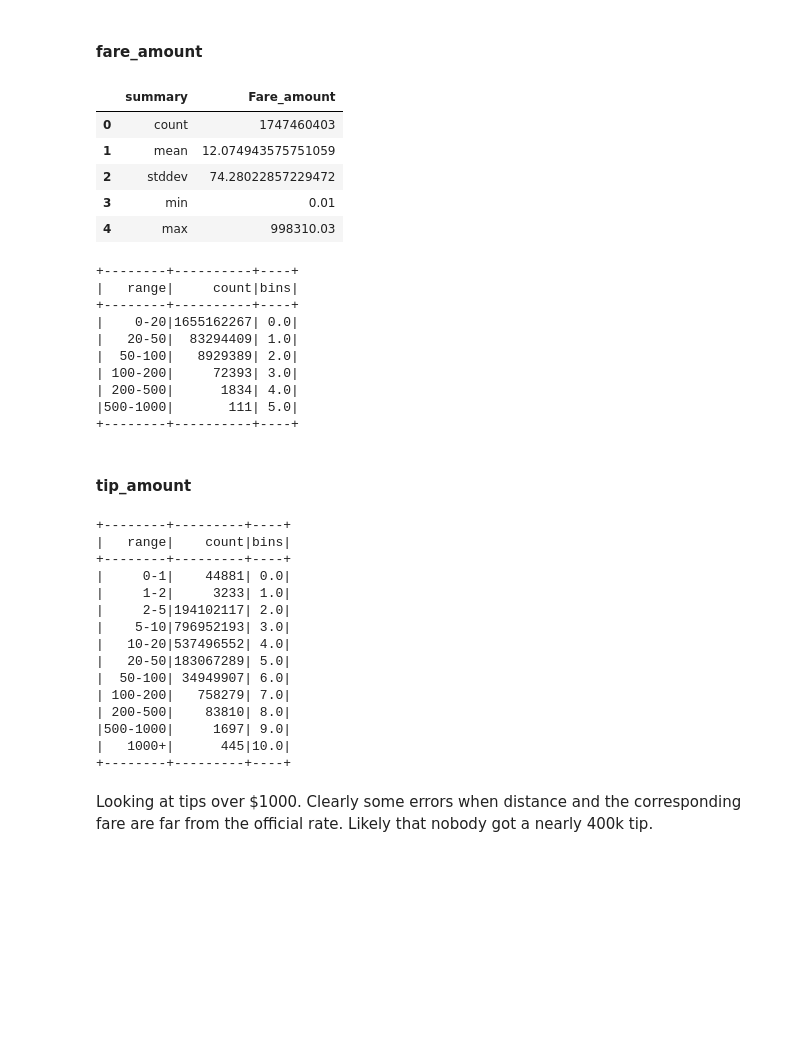
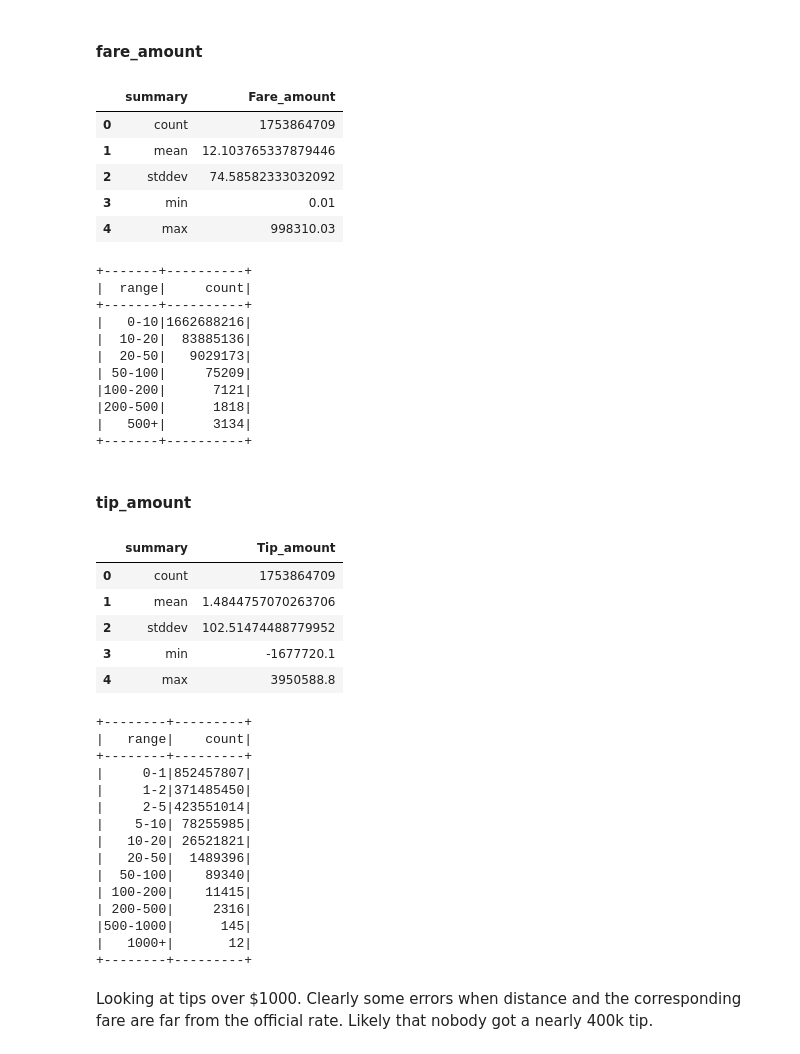
Before and after one commit to uldry/Data, a Jupyter notebook: Spark_NYC_YellowCab_2009_2024.ipynb, the cells around one changed output. Drawn from its saved outputs; the diff is of its cells as text; code cells hidden in the pictures; blank space fills up the shorter version.

```diff
--- a/Spark_NYC_YellowCab_2009_2024.ipynb
+++ b/Spark_NYC_YellowCab_2009_2024.ipynb
@@ -484,3 +501,8 @@ df.count()
+# %%
+df = df.withColumn("year", F.year("tpep_pickup_datetime"))
+df = df.withColumn("month", F.month("tpep_pickup_datetime"))
+df = df.withColumn("day", F.dayofweek("tpep_pickup_datetime"))
+df = df.withColumn("hour", F.hour("tpep_pickup_datetime"))
 # %% [markdown]
 # Data Exploration
 # %% [markdown]
@@ -707,9 +767,9 @@ df = df.where(df.fare_amount > 0)
 df.select("Fare_amount").describe().toPandas()
 # %% [output]
 |  | summary | Fare_amount |
-| 0 | count | 1747460403 |
-| 1 | mean | 12.074943575751059 |
-| 2 | stddev | 74.28022857229472 |
+| 0 | count | 1753864709 |
+| 1 | mean | 12.103765337879446 |
+| 2 | stddev | 74.58582333032092 |
 | 3 | min | 0.01 |
 | 4 | max | 998310.03 |
 # %%
@@ -740,17 +800,27 @@ result_fare = (df_binned_fare
     .select("range", "count","bins").orderBy("bins")
 )
 
-result.show()
+result.select(["range",'count']).show()
 # %% [output]
-+--------+----------+----+
-|   range|     count|bins|
-+--------+----------+----+
-|    0-20|1655162267| 0.0|
-|   20-50|  83294409| 1.0|
-|  50-100|   8929389| 2.0|
-| 100-200|     72393| 3.0|
-| 200-500|      1834| 4.0|
-|500-1000|       111| 5.0|
-+--------+----------+----+
++-------+----------+
+|  range|     count|
++-------+----------+
+|   0-10|1662688216|
+|  10-20|  83885136|
+|  20-50|   9029173|
+| 50-100|     75209|
+|100-200|      7121|
+|200-500|      1818|
+|   500+|      3134|
++-------+----------+
 # %% [markdown]
 #### **tip_amount**
+# %%
+df.select("Tip_amount").describe().toPandas()
+# %% [output]
+|  | summary | Tip_amount |
+| 0 | count | 1753864709 |
+| 1 | mean | 1.4844757070263706 |
+| 2 | stddev | 102.51474488779952 |
+| 3 | min | -1677720.1 |
+| 4 | max | 3950588.8 |
@@ -782,23 +854,23 @@ result_tips = (df_binned_tips
     .select("range", "count","bins").orderBy("bins")
 )
 # %%
-result_tips.show()
+result_tips.select(["range",'count']).show()
 # %% [output]
-+--------+---------+----+
-|   range|    count|bins|
-+--------+---------+----+
-|     0-1|    44881| 0.0|
-|     1-2|     3233| 1.0|
-|     2-5|194102117| 2.0|
-|    5-10|796952193| 3.0|
-|   10-20|537496552| 4.0|
-|   20-50|183067289| 5.0|
-|  50-100| 34949907| 6.0|
-| 100-200|   758279| 7.0|
-| 200-500|    83810| 8.0|
-|500-1000|     1697| 9.0|
-|   1000+|      445|10.0|
-+--------+---------+----+
++--------+---------+
+|   range|    count|
++--------+---------+
+|     0-1|852457807|
+|     1-2|371485450|
+|     2-5|423551014|
+|    5-10| 78255985|
+|   10-20| 26521821|
+|   20-50|  1489396|
+|  50-100|    89340|
+| 100-200|    11415|
+| 200-500|     2316|
+|500-1000|      145|
+|   1000+|       12|
++--------+---------+
 # %% [markdown]
 Looking at tips over $1000. Clearly some errors when distance and the corresponding fare are far from the official rate. Likely that nobody got a nearly 400k tip.
 # %%
```
Also changed, not shown: parts of 40 cells of this notebook.
